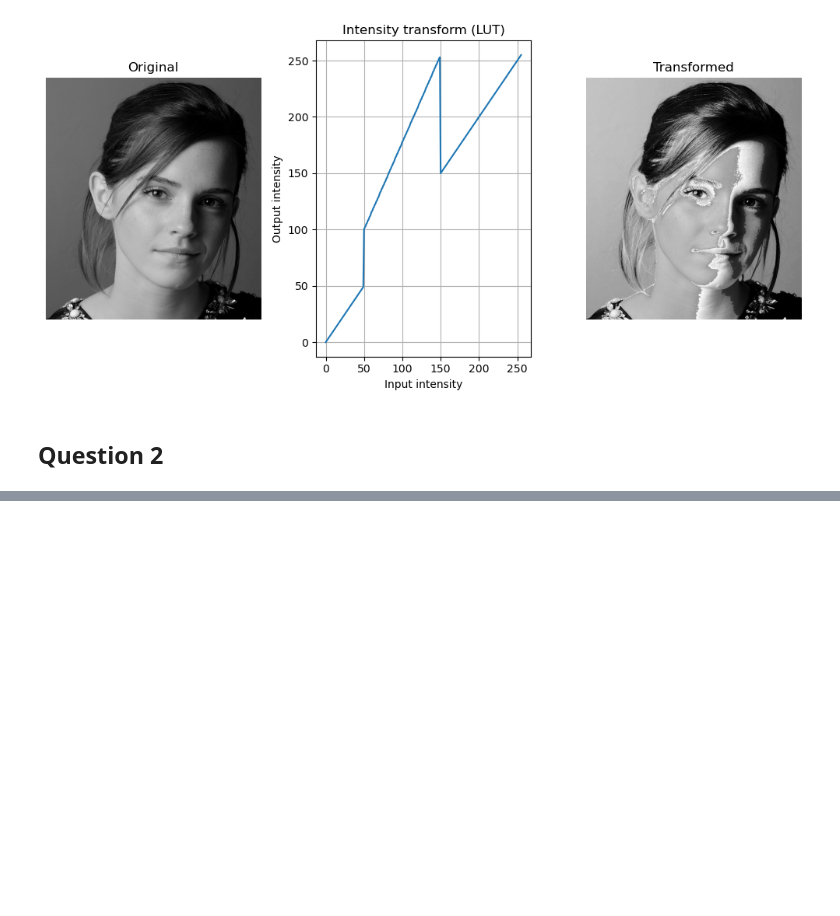
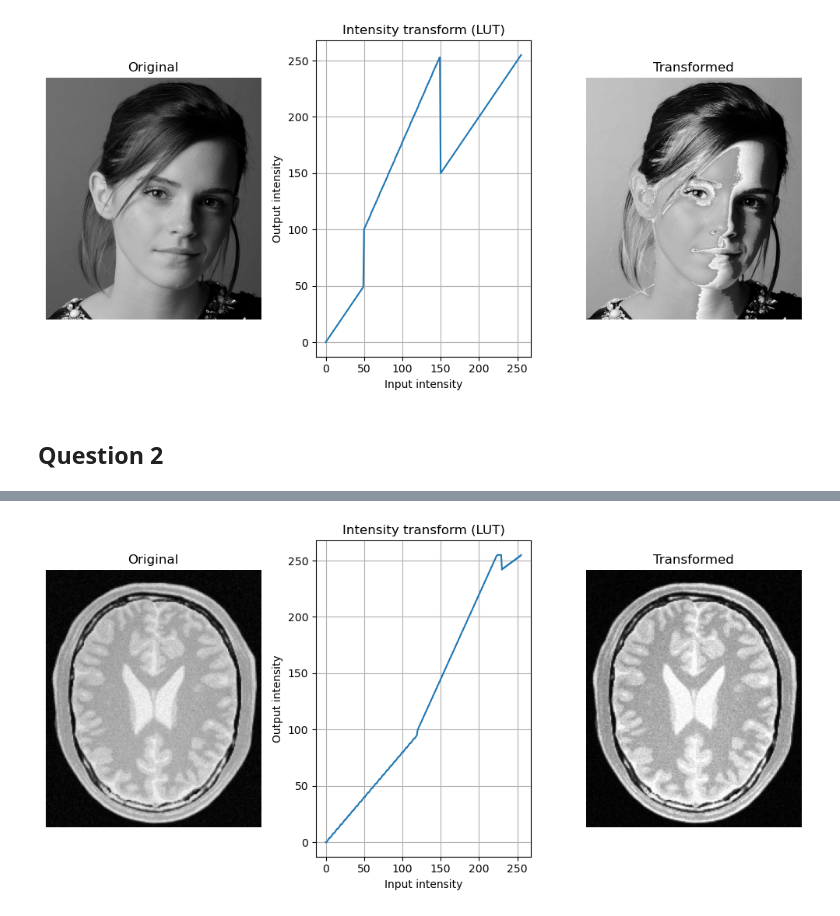
Before and after one commit to samitha278/EN3160-IPCV, a Jupyter notebook: EN3160 Assignment 1.ipynb, the cells around one changed output, grey strips where cells are left out. Cells and saved outputs as stored; diff of their text form; code cells hidden in the pictures; blank space fills up the shorter version.

```diff
--- a/EN3160 Assignment 1.ipynb
+++ b/EN3160 Assignment 1.ipynb
@@ -170,4 +172,31 @@ s[m2] = 1.5*r[m2] - 80
 m3 = r>=230
 s[m3] = 255 - 0.5 * (255 - r[m3])
 
-plt.plot(r,s)
+
+lut = np.clip(np.round(s),0,255).astype(np.uint8)
+
+transformed = cv.LUT(gray_im,lut)
+# %%
+plt.figure(figsize=(10,5))
+
+plt.subplot(1,3,1)
+plt.imshow(gray_im, cmap='gray')
+plt.title('Original')
+plt.axis('off')
+
+plt.subplot(1,3,2)
+plt.plot(lut)
+plt.title('Intensity transform (LUT)')
+plt.xlabel('Input intensity')
+plt.ylabel('Output intensity')
+plt.grid(True)
+
+plt.subplot(1,3,3)
+plt.imshow(transformed, cmap='gray')
+plt.title('Transformed')
+plt.axis('off')
+
+plt.tight_layout()
+plt.show()
+# %% [output]
+[figure, added]
```
Also changed, not shown: parts of 1 cell of this notebook.
